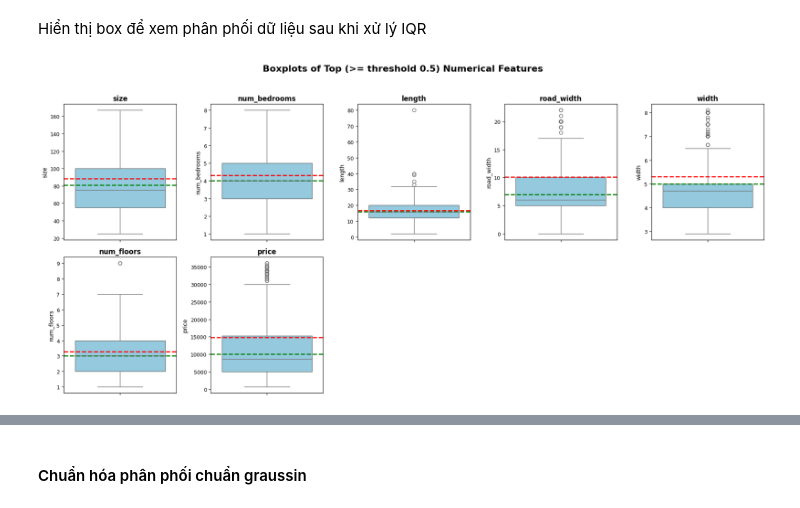
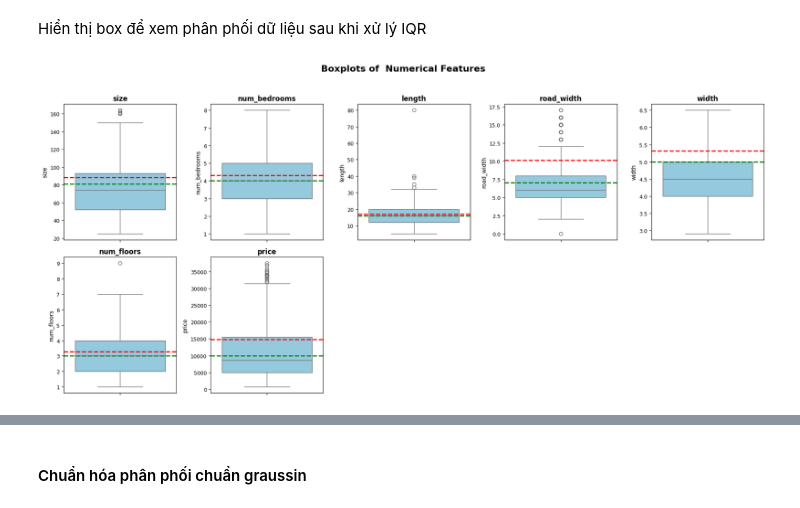
Before and after one commit to khaixinhtuoi/house_price_analysis, a Jupyter notebook: 01_build_model.ipynb, the cells around one changed output, grey strips where cells are left out. Cells and saved outputs as stored; diff of their text form; code cells hidden in the pictures.

```diff
--- a/01_build_model.ipynb
+++ b/01_build_model.ipynb
@@ -521,8 +501,8 @@ def remove_outlier_with_IQR(train_df, test_df, col_names, LowerFence, UpperFence
 
     for col_idx, col in enumerate(col_names):
         # Fit trên tập train
-        Q1 = data[col].quantile(0.25)
-        Q3 = data[col].quantile(0.75)
+        Q1 = train_df[col].quantile(0.25)
+        Q3 = train_df[col].quantile(0.75)
         IQR = Q3 - Q1
 
         lower_bound = Q1 - LowerFence * IQR
@@ -573,28 +553,28 @@ Hiển thị box để xem phân phối dữ liệu sau khi xử lý IQR
 # %%
 important_cols = [
     "size", "num_bedrooms", "length", "road_width",
     "width", "num_floors", "price"
 ]
 
 fig, axes = plt.subplots(2, 5, figsize=(18, 8))
 axes = axes.flatten()
 
 for i, col in enumerate(important_cols):
     sns.boxplot(data=train_df, y=col, ax=axes[i], color="skyblue")
     axes[i].set_title(col, fontsize=12, fontweight="bold")
     axes[i].tick_params(labelsize=9)
     axes[i].axhline(data[col].mean(), color='red', linestyle="--",
                    linewidth=2, label=f'Mean = {data[col].mean():.2f}')
     axes[i].axhline(data[col].median(), color='green', linestyle="--",
                    linewidth=2, label=f'Median = {data[col].median():.2f}')
 
 for i in range(len(important_cols), len(axes)):
     axes[i].set_visible(False)
 
-plt.suptitle("Boxplots of Top (>= threshold 0.5) Numerical Features", fontsize=16,
+plt.suptitle("Boxplots of  Numerical Features", fontsize=16,
              fontweight="bold", y=1.03)
 
 plt.tight_layout()
 plt.show()
 # %% [output]
-[figure, old version]
+[figure, new version]
```
Also changed, not shown: parts of 18 cells of this notebook.
